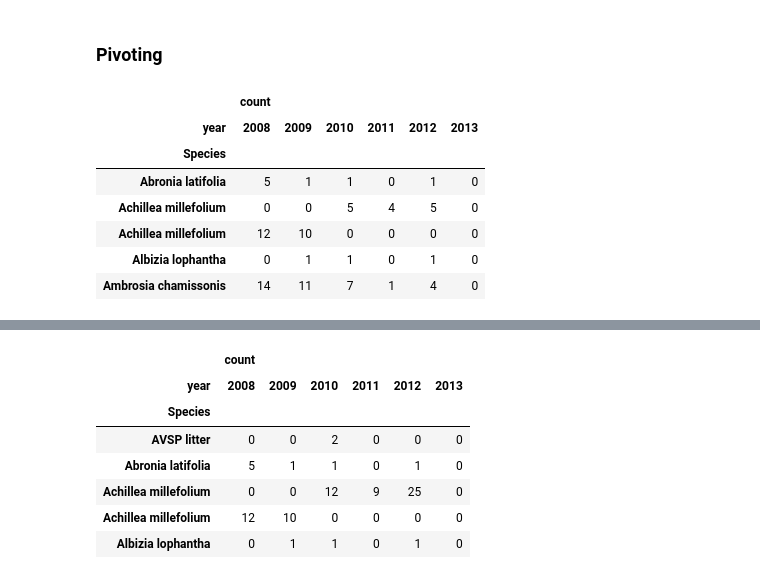
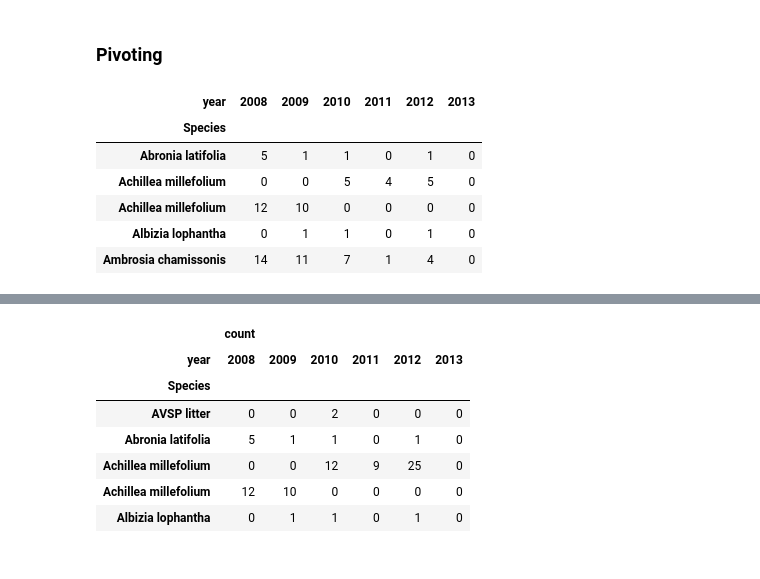
Before and after one commit to odscwest/parksconserverancy, a Jupyter notebook: preprocess.ipynb, the cells around one changed output, grey strips where cells are left out. Cells and saved outputs as stored; diff of their text form; code cells hidden in the pictures.

```diff
--- a/preprocess.ipynb
+++ b/preprocess.ipynb
@@ -153,11 +171,10 @@ df_yr_sp["count"] = 1
 # %%
 dfpiv_sudu = pd.pivot_table(
     df_site_sp_yr.loc["SUDU"],
-    index = "Species", columns = "year").fillna(0)
+    index = "Species", columns = "year").fillna(0)["count"]
 
 dfpiv_sudu.head()
 # %% [output]
-|  | count |  |  |  |  |  |
 | year | 2008 | 2009 | 2010 | 2011 | 2012 | 2013 |
 | Species |  |  |  |  |  |  |
 | Abronia latifolia | 5 | 1 | 1 | 0 | 1 | 0 |
```
Also changed, not shown: parts of 8 cells of this notebook, 4 other files.
